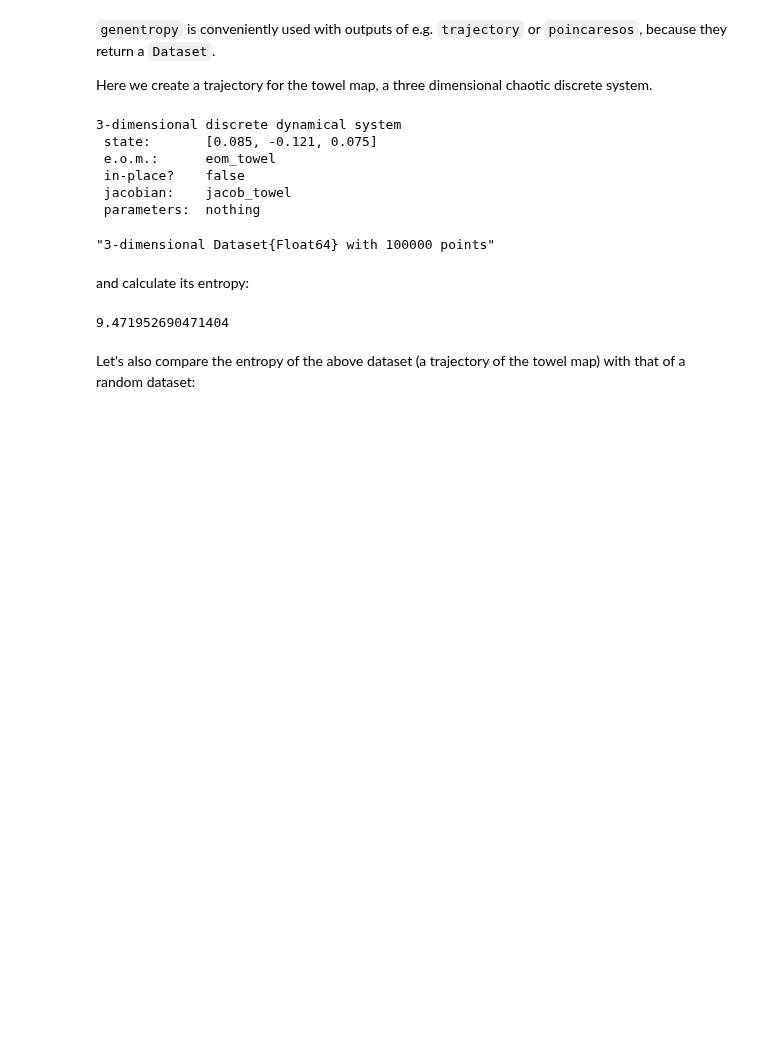
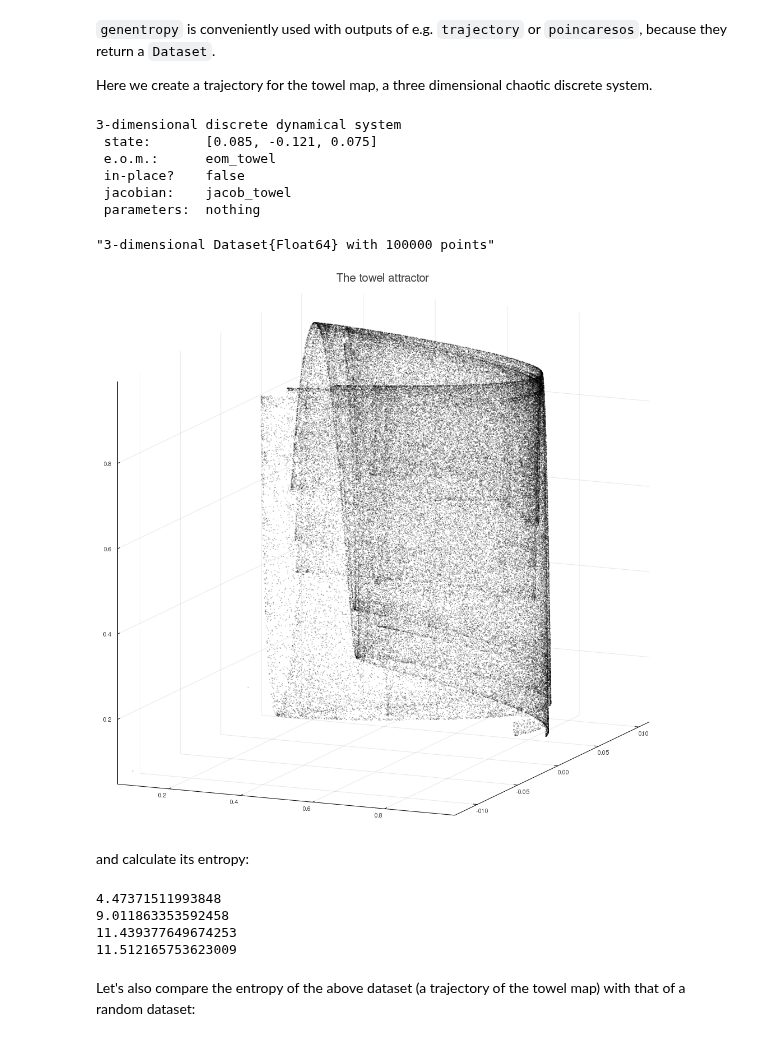
Before and after one commit to JuliaDynamics/JuliaDynamics, a Jupyter notebook: tutorials/Youtube_JuliaLang_tutorial/4. Entropies and Dimensions.ipynb, the cells around one changed output. Drawn from its saved outputs; the diff is of its cells as text; code cells hidden in the pictures; blank space fills up the shorter version.

```diff
--- a/tutorials/Youtube_JuliaLang_tutorial/4. Entropies and Dimensions.ipynb
+++ b/tutorials/Youtube_JuliaLang_tutorial/4. Entropies and Dimensions.ipynb
@@ -103,12 +90,24 @@ tr = trajectory(towel, N-1);
 summary(tr)
 # %% [output]
 "3-dimensional Dataset{Float64} with 100000 points"
+# %%
+points = Matrix(tr)
+scatter(points[:,1], points[:,2], points[:,3],
+        markersize=0.3, alpha=0.2, markercolor=:black,
+        html_output_format=:png, size=(1000, 1000), leg=false, title="The towel attractor")
+# %% [output]
+[figure, added]
 # %% [markdown]
 and calculate its entropy:
-# %%
-genentropy(1, 0.01, tr)
-# %% [output]
-9.471952690471404
+# %%
+for i in [0.1, 0.01, 0.001, 0.0001]
+    println(genentropy(2, i, tr))
+end
+# %% [output]
+4.47371511993848
+9.011863353592458
+11.439377649674253
+11.512165753623009
 # %% [markdown]
 Let's also compare the entropy of the above dataset (a trajectory of the towel map) with that of a random dataset:
 # %%
```
Also changed, not shown: parts of 27 cells of this notebook, 5 other files.
